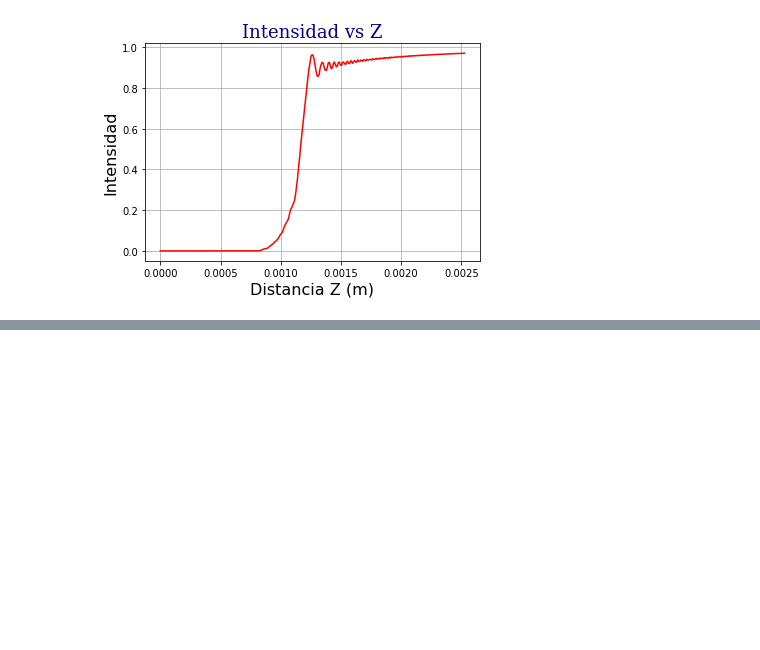
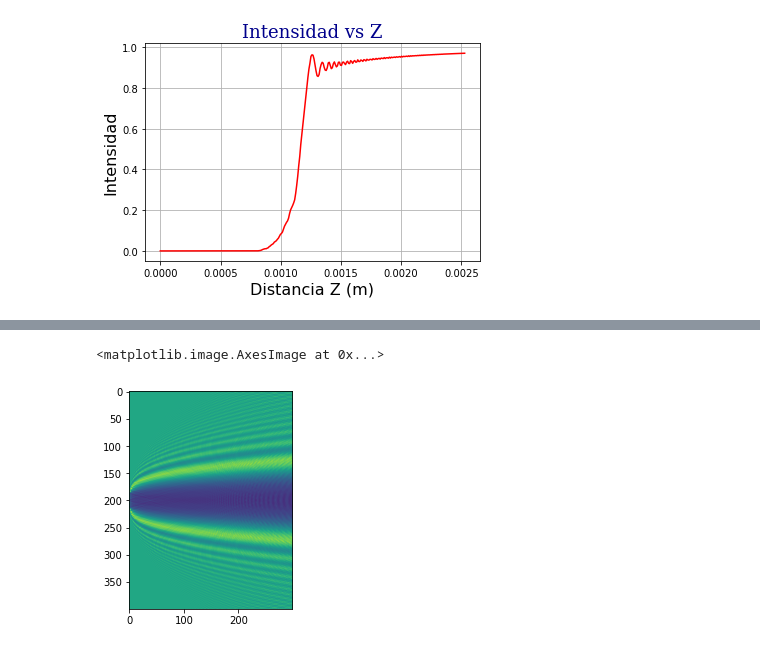
Before and after one commit to JuanDaAC/OpticalInstruments, a Jupyter notebook: Entrega 2/Pruebas/Arago.ipynb, the cells around one changed output, grey strips where cells are left out. Saved outputs shown, nothing was run; the diff lists cells and outputs as text; code cells hidden in the pictures; blank space fills up the shorter version.

```diff
--- a/Entrega 2/Pruebas/Arago.ipynb
+++ b/Entrega 2/Pruebas/Arago.ipynb
@@ -165,3 +165,10 @@ plt.grid(True)
 plt.show()
 # %% [output]
 [figure]
+# %%
+
+paso = 800
+a = np.linspace(0,2.52*mm,paso)
+b = np.zeros((1600,paso))
+for i in range(0,paso):
+    b[:,i]= (np.abs(((ang_spec(mask2,a[i],1*um,1*um,633*nm))))**2)[800,:]
@@ -167,0 +192,11 @@ plt.show()
+# %%
+paso = 300
+a = np.linspace(0,0.5,paso)
+b = np.zeros((np.shape(mask2)[1],paso))
+for i in range(0,paso):
+    b[:,i]= (np.abs(((ang_spec(mask2,a[i],20*um,20*um,633*nm))))**2)[100,:]
+
+plt.imshow(b)
+# %% [output]
+<matplotlib.image.AxesImage at 0x...>
+[figure, added]
```
Also changed, not shown: parts of 3 cells of this notebook, 1 other file.
